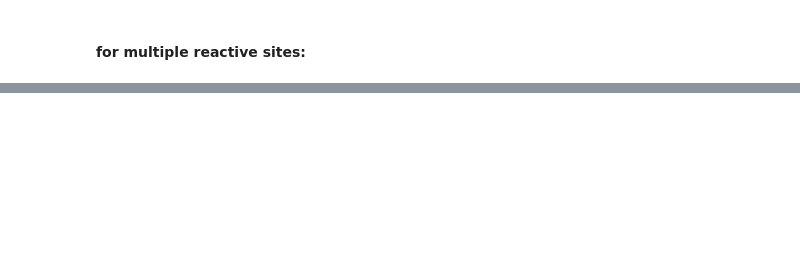
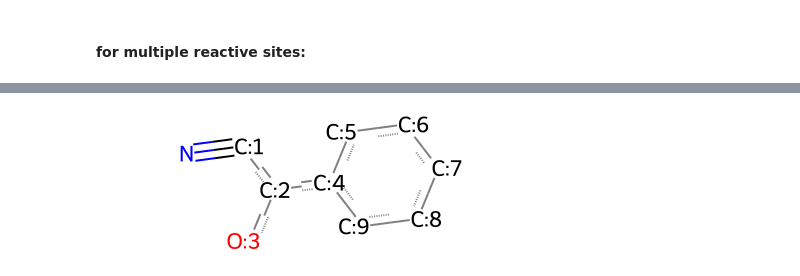
Before and after one commit to yashchainani21/RxnTools, a Jupyter notebook: notebooks/prototype extracting reaction templates.ipynb, the cells around one changed output, grey strips where cells are left out. Cells and saved outputs as stored; diff of their text form; code cells hidden in the pictures; blank space fills up the shorter version.

```diff
--- a/notebooks/prototype extracting reaction templates.ipynb
+++ b/notebooks/prototype extracting reaction templates.ipynb
@@ -329,0 +368,4 @@ Chem.MolToSmarts(combined_submol)
+# %%
+substrate_mol
+# %% [output]
+[figure, added]
```
Also changed, not shown: parts of 36 cells of this notebook, 1 other file.
